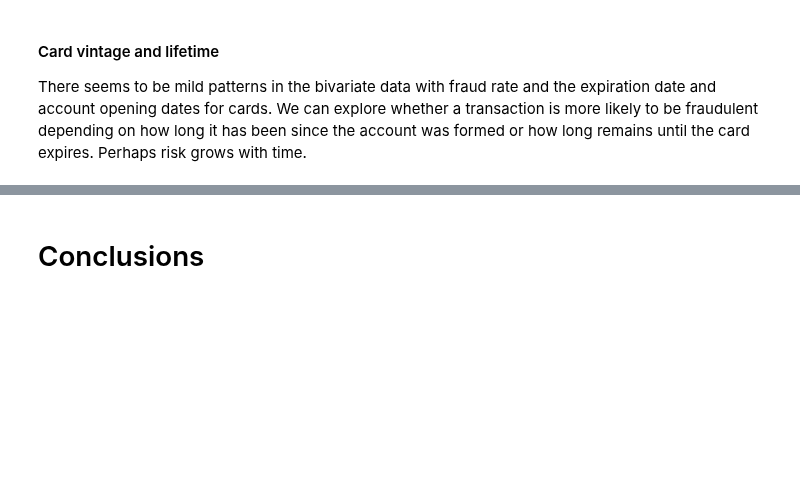
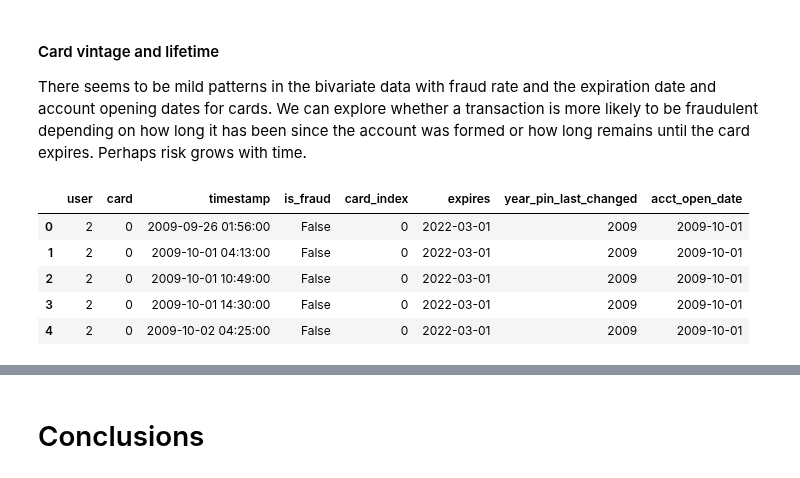
Before and after one commit to msc2106/CreditCardFraud, a Jupyter notebook: notebooks/eda.ipynb, the cells around one changed output, grey strips where cells are left out. Drawn from its saved outputs; the diff is of its cells as text; code cells hidden in the pictures; blank space fills up the shorter version.

Commit message:
Retired or not; working on card vintage

```diff
--- a/notebooks/eda.ipynb
+++ b/notebooks/eda.ipynb
@@ -578,3 +599,13 @@ The retirement age in the users data makes it possible to indicate whether the u
 #### Card vintage and lifetime
 
 There seems to be mild patterns in the bivariate data with fraud rate and the expiration date and account opening dates for cards. We can explore whether a transaction is more likely to be fraudulent depending on how long it has been since the account was formed or how long remains until the card expires. Perhaps risk grows with time.
+# %%
+card_vintage = tx_data[['user', 'card', 'timestamp', 'is_fraud']].merge(card_data[['user', 'card_index', 'expires', 'year_pin_last_changed', 'acct_open_date']], left_on=['user', 'card'], right_on=['user', 'card_index'])
+card_vintage.head()
+# %% [output]
+|  | user | card | timestamp | is_fraud | card_index | expires | year_pin_last_changed | acct_open_date |
+| 0 | 2 | 0 | 2009-09-26 01:56:00 | False | 0 | 2022-03-01 | 2009 | 2009-10-01 |
+| 1 | 2 | 0 | 2009-10-01 04:13:00 | False | 0 | 2022-03-01 | 2009 | 2009-10-01 |
+| 2 | 2 | 0 | 2009-10-01 10:49:00 | False | 0 | 2022-03-01 | 2009 | 2009-10-01 |
+| 3 | 2 | 0 | 2009-10-01 14:30:00 | False | 0 | 2022-03-01 | 2009 | 2009-10-01 |
+| 4 | 2 | 0 | 2009-10-02 04:25:00 | False | 0 | 2022-03-01 | 2009 | 2009-10-01 |
```
Also changed, not shown: parts of 6 cells of this notebook.
